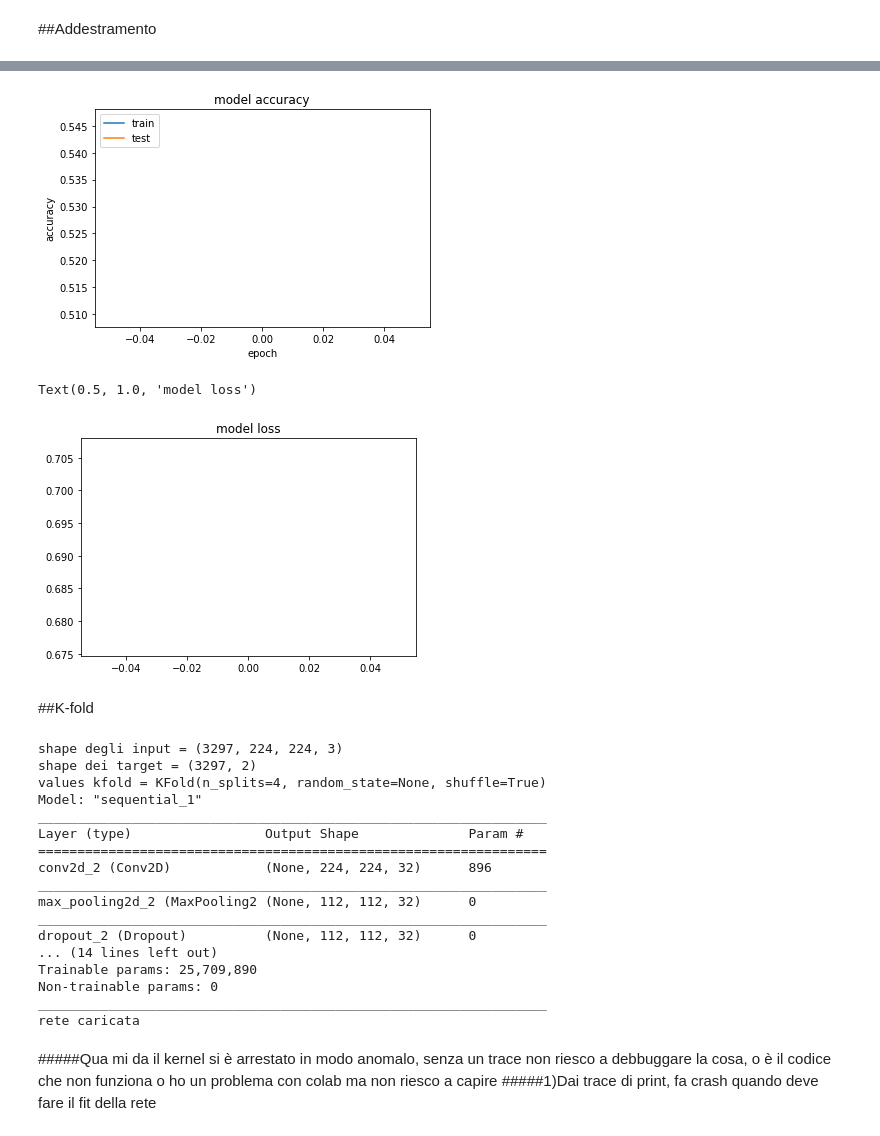
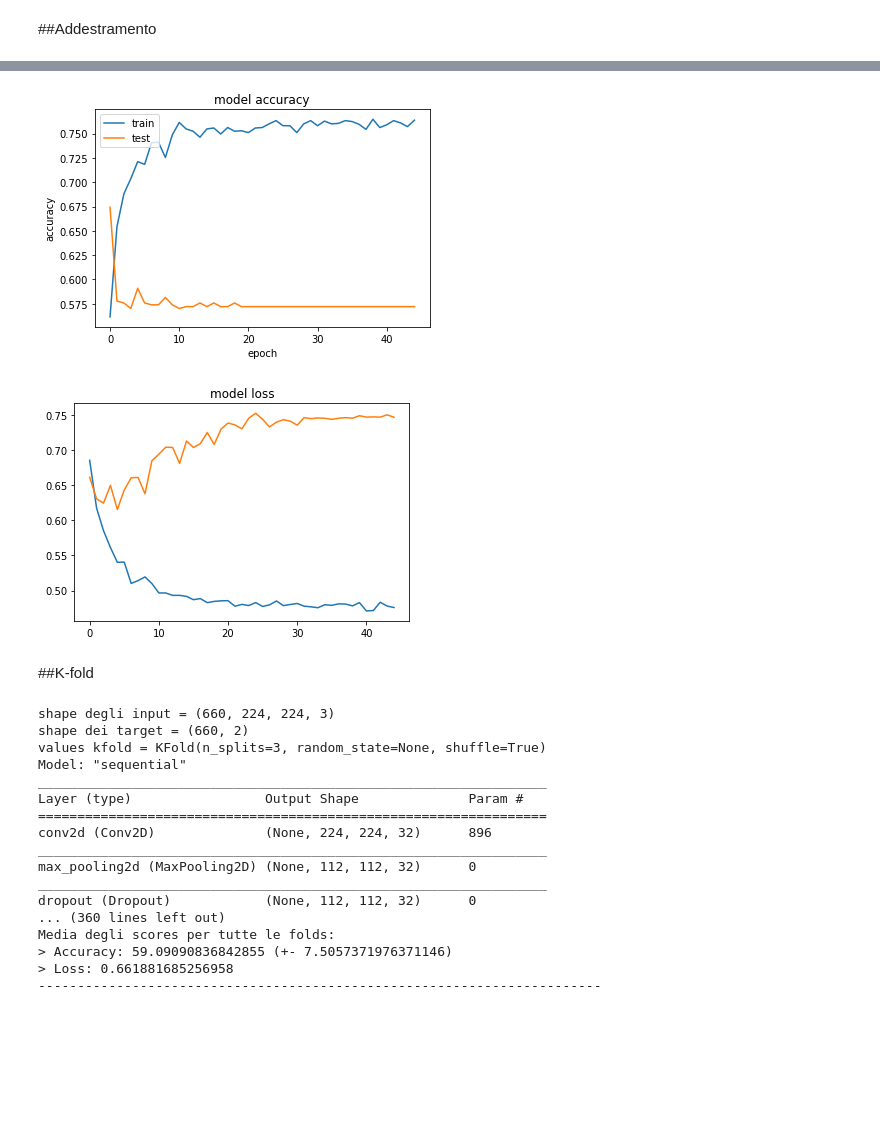
Before and after one commit to Reevoc/Tesi, a Jupyter notebook: TumoriBenigni_Maligni.ipynb, the cells around one changed output, grey strips where cells are left out. Cells and saved outputs as stored; diff of their text form; code cells hidden in the pictures; blank space fills up the shorter version.

Commit message:
Commint K-fold fatta solo sui dati di test accuracy 0.60 loss 0.66 probabilmente sull'intero set avrei avuto valori molto maggiori (forse 0.79 accuracy e 0.4 loss )

```diff
--- a/TumoriBenigni_Maligni.ipynb
+++ b/TumoriBenigni_Maligni.ipynb
@@ -151,7 +151,7 @@ model = Addestramento((224,224,3), 1e-5, 2,'relu', 'adam')
 
 learning_rate_reduction = ReduceLROnPlateau(monitor='val_accuracy', patience=5,  verbose=1, factor=0.5,  min_lr=1e-7)
 
-epochs = 1
+epochs = 45
 batch_size = 64
 
 history = model.fit(X_train, y_train, validation_split=0.2, epochs= epochs , batch_size= batch_size,callbacks=[learning_rate_reduction], verbose=1)
@@ -169,6 +169,9 @@ plt.show()
 plt.plot(history.history['loss'])
 plt.plot(history.history['val_loss'])
 plt.title('model loss')
+backend.clear_session()
+del model
+del history
 # %% [output]
 Model: "sequential"
 _________________________________________________________________
@@ -189,18 +192,20 @@ _________________________________________________________________
 dict_keys(['loss', 'accuracy', 'val_loss', 'val_accuracy', 'lr'])
-[figure, old version]
+[figure, new version]
-Text(0.5, 1.0, 'model loss')
-[figure, old version]
+[figure, new version]
 # %% [markdown]
 ##K-fold
 # %%
+
 # Merge inputs and targets
-inputs = np.concatenate((X_train, X_test), axis=0)
-targets = np.concatenate((y_train, y_test), axis=0)
+##inputs = np.concatenate((X_train, X_test), axis=0)
+##targets = np.concatenate((y_train, y_test), axis=0)
+inputs = X_test
+targets = y_test
 print(f'shape degli input = {inputs.shape}')
 print(f'shape dei target = {targets.shape}')
 
-#4 k fold
-kfold = KFold(n_splits=4, shuffle=True)
+#3 k fold
+kfold = KFold(n_splits=3, shuffle=True)
 print(f'values kfold = {kfold}')
 
 #dove metto gli score
@@ -209,7 +214,7 @@ loss_per_fold = []
 fold_no = 1
 
 #epoche e batch
-epochs = 1
+epochs = 45
 batch_size = 64
 
 for train, test in kfold.split(inputs, targets):
@@ -229,6 +234,8 @@ for train, test in kfold.split(inputs, targets):
 
     # Increase fold number
     fold_no = fold_no + 1
+    backend.clear_session()
+    del model
 
 #Media degli score
 print('------------------------------------------------------------------------')
@@ -243,23 +250,20 @@ print(f'> Accuracy: {np.mean(acc_per_fold)} (+- {np.std(acc_per_fold)})')
 print(f'> Loss: {np.mean(loss_per_fold)}')
 print('------------------------------------------------------------------------')
 # %% [output]
-shape degli input = (3297, 224, 224, 3)
-shape dei target = (3297, 2)
-values kfold = KFold(n_splits=4, random_state=None, shuffle=True)
-Model: "sequential_1"
+shape degli input = (660, 224, 224, 3)
+shape dei target = (660, 2)
+values kfold = KFold(n_splits=3, random_state=None, shuffle=True)
+Model: "sequential"
 _________________________________________________________________
 Layer (type)                 Output Shape              Param #
 =================================================================
-conv2d_2 (Conv2D)            (None, 224, 224, 32)      896
+conv2d (Conv2D)              (None, 224, 224, 32)      896
 _________________________________________________________________
-max_pooling2d_2 (MaxPooling2 (None, 112, 112, 32)      0
+max_pooling2d (MaxPooling2D) (None, 112, 112, 32)      0
 _________________________________________________________________
-dropout_2 (Dropout)          (None, 112, 112, 32)      0
-... (14 lines left out)
-Trainable params: 25,709,890
-Non-trainable params: 0
-_________________________________________________________________
-rete caricata
+dropout (Dropout)            (None, 112, 112, 32)      0
+... (360 lines left out)
+Media degli scores per tutte le folds:
+> Accuracy: 59.09090836842855 (+- 7.5057371976371146)
+> Loss: 0.661881685256958
+------------------------------------------------------------------------
-# %% [markdown]
-#####Qua mi da il kernel si è arrestato in modo anomalo, senza un trace non riesco a debbuggare la cosa, o è il codice che non funziona o ho un problema con colab ma non riesco a capire
-#####1)Dai trace di print, fa crash quando deve fare il fit della rete
```
Also changed, not shown: parts of 2 cells of this notebook.
